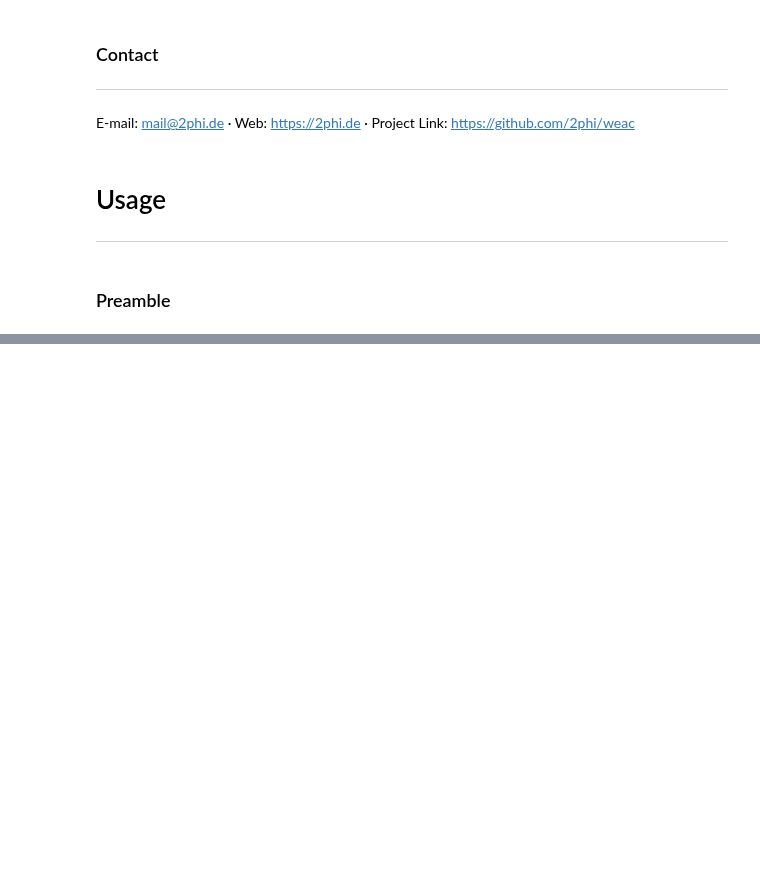
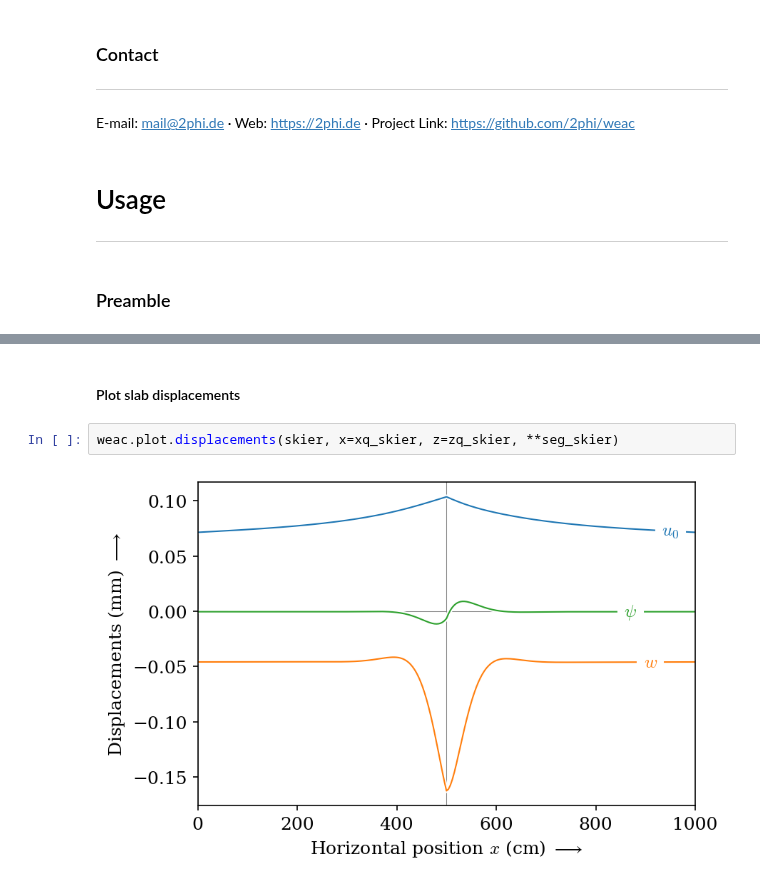
Before and after one commit to 2phi/weac, a Jupyter notebook: demo/demo.ipynb, the cells around one changed output, grey strips where cells are left out. Drawn from its saved outputs; the diff is of its cells as text; blank space fills up the shorter version.

```diff
--- a/demo/demo.ipynb
+++ b/demo/demo.ipynb
@@ -89,0 +171,6 @@ skiers_on_C = weac.Layered(
+# %% [markdown]
+#### Plot slab displacements
+# %%
+weac.plot.displacements(skier, x=xq_skier, z=zq_skier, **seg_skier)
+# %% [output]
+[figure, added]
```
Also changed, not shown: parts of 40 cells of this notebook, 11 other files.
